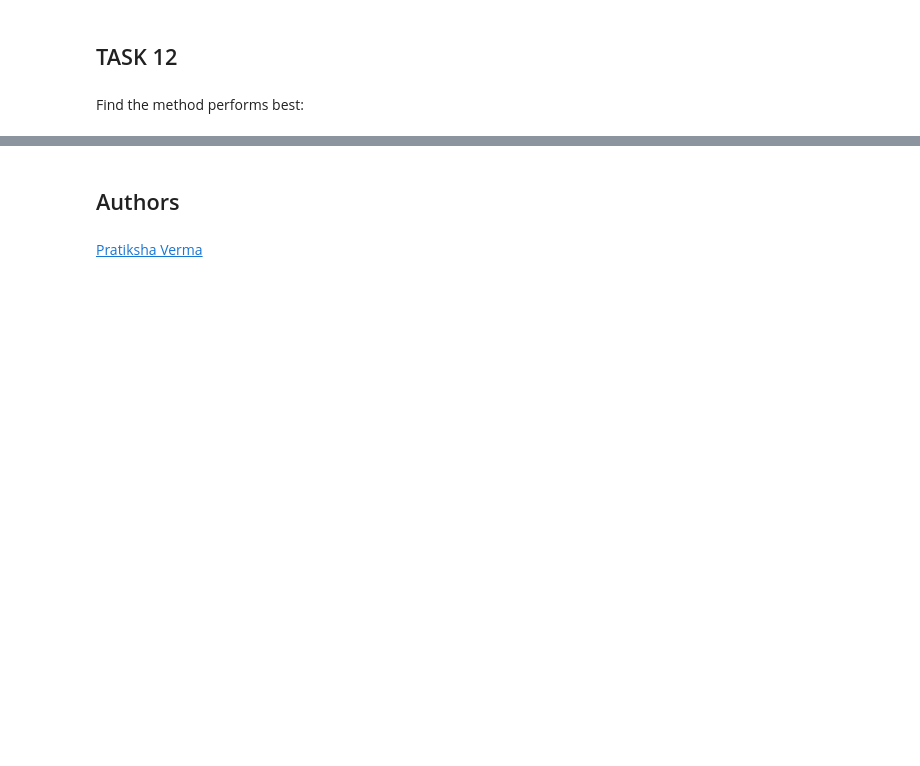
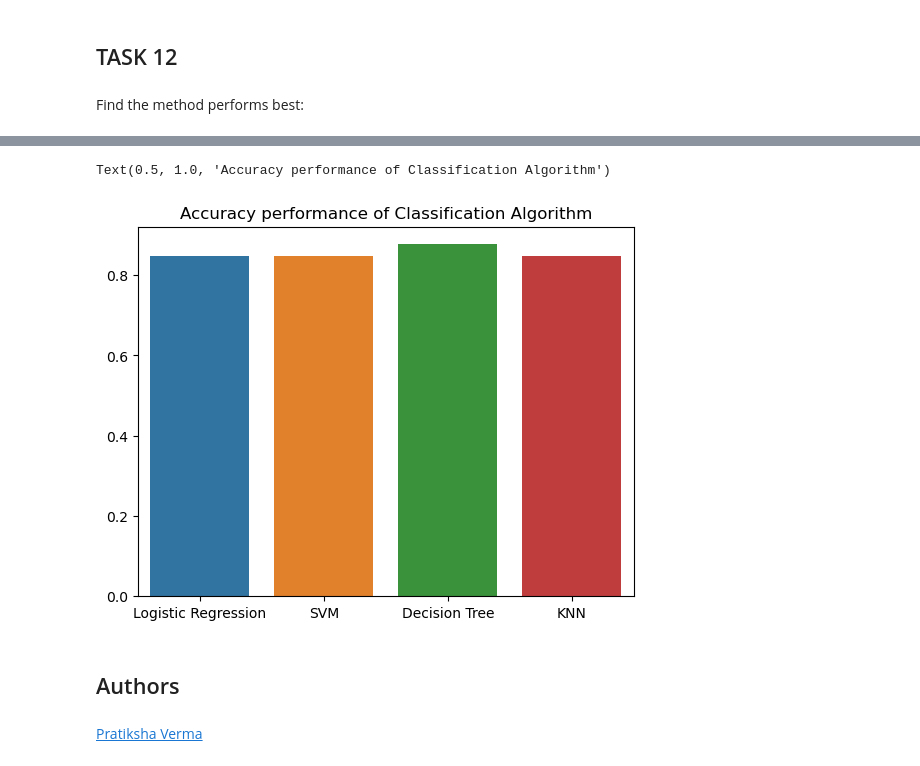
Before and after one commit to Shreyawp/Capstone-Project, a Jupyter notebook: 8. SpaceX_Machine Learning Prediction_Part_5 (2).ipynb, the cells around one changed output, grey strips where cells are left out. Cells and saved outputs as stored; diff of their text form; code cells hidden in the pictures; blank space fills up the shorter version.

```diff
--- a/8. SpaceX_Machine Learning Prediction_Part_5 (2).ipynb
+++ b/8. SpaceX_Machine Learning Prediction_Part_5 (2).ipynb
@@ -366,3 +356,11 @@ weighted avg       0.87      0.83      0.81        18
+# %%
+x = ["Logistic Regression", "SVM", "Decision Tree", "KNN"]
+y = [logreg_cv.best_score_, svm_cv.best_score_, tree_cv.best_score_, knn_cv.best_score_]
+sns.barplot(x=x, y=y)
+plt.title("Accuracy performance of Classification Algorithm")
+# %% [output]
+Text(0.5, 1.0, 'Accuracy performance of Classification Algorithm')
+[figure, added]
 # %% [markdown]
 ## Authors
 # %% [markdown]
```
Also changed, not shown: parts of 15 cells of this notebook, 2 other files.
